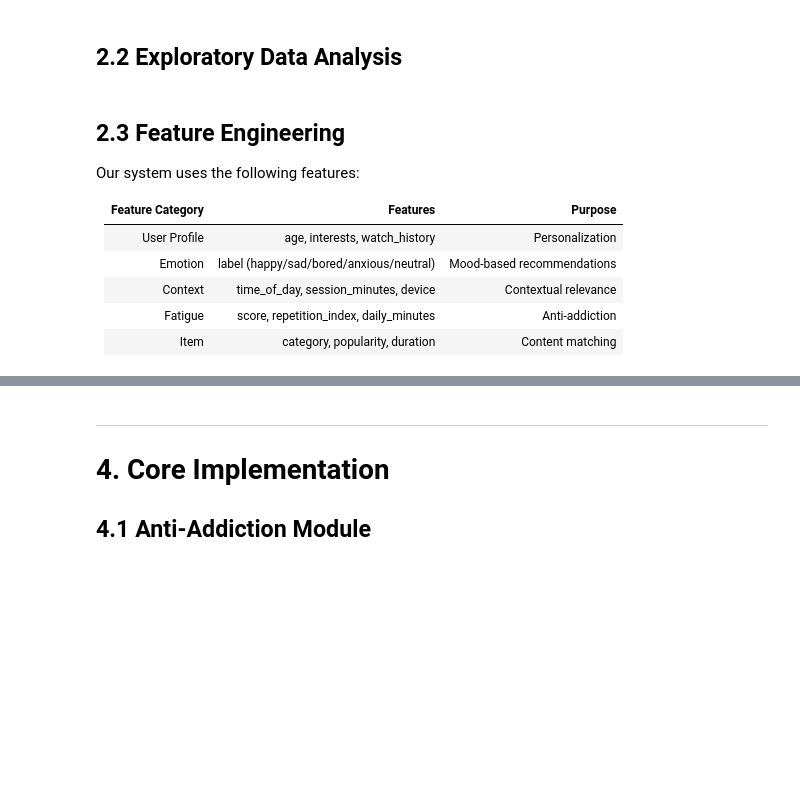
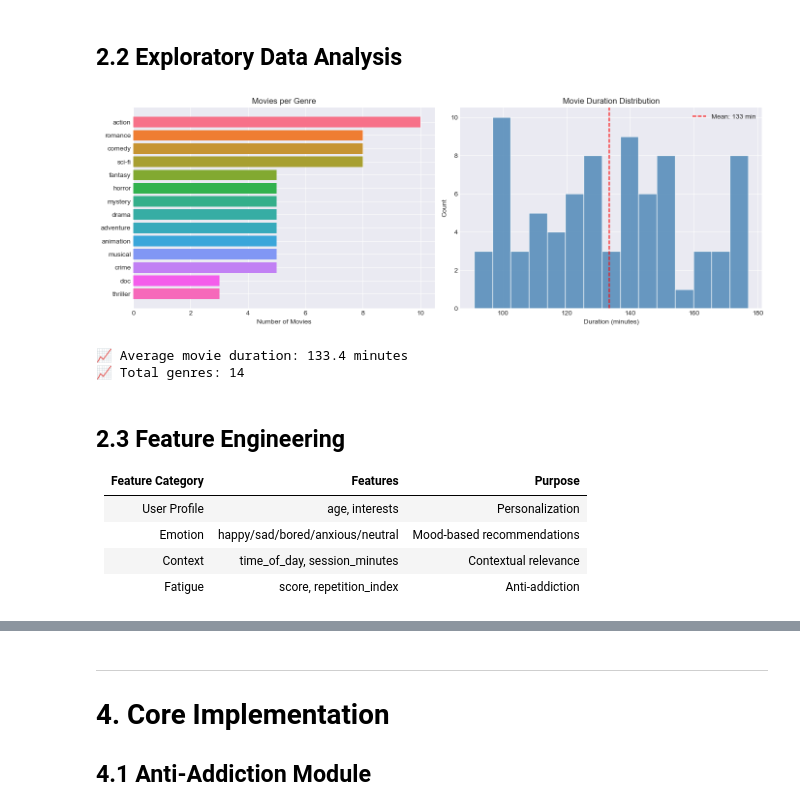
Before and after one commit to utkarshvaransingh-cloud/Emotion-Aware-Anti-Addiction-Entertainment-Recommendation-System, a Jupyter notebook: notebooks/Emotion_Aware_RecSys_Project.ipynb, the cells around one changed output, grey strips where cells are left out. Saved outputs shown, nothing was run; the diff lists cells and outputs as text; code cells hidden in the pictures; blank space fills up the shorter version.

Commit message:
Emotion_Aware_RecSys_Project.ipynb_updated_and_working_correctly

```diff
--- a/notebooks/Emotion_Aware_RecSys_Project.ipynb
+++ b/notebooks/Emotion_Aware_RecSys_Project.ipynb
@@ -77,13 +123,9 @@ print("Libraries loaded successfully!")
 # %%
-# Load our movie dataset
-from src.data_ingestion import load_raw_data
+# Display sample movies
+print("📊 Dataset Summary:")
+print(f"  Users: {len(users)}")
+print(f"  Movies: {len(items)}")
+print(f"  Interactions: {len(interactions)}")
 
-users, items, interactions = load_raw_data()
-
-print(f"Users Dataset: {len(users)} users")
-print(f"Items Dataset: {len(items)} movies")
-print(f"Interactions: {len(interactions)} records")
-
-# Display sample data
-print("\n--- Sample Movies ---")
-items.head(10)
+print("\n🎬 Sample Movies:")
+items[['item_id', 'title', 'category', 'duration_minutes']].head(10)
@@ -92,35 +152,41 @@ items.head(10)
 # %%
 # Genre Distribution
 fig, axes = plt.subplots(1, 2, figsize=(14, 5))
 
 # Genre counts
 genre_counts = items['category'].value_counts()
-axes[0].barh(genre_counts.index, genre_counts.values, color=sns.color_palette('husl', len(genre_counts)))
+colors = sns.color_palette('husl', len(genre_counts))
+axes[0].barh(genre_counts.index, genre_counts.values, color=colors)
 axes[0].set_xlabel('Number of Movies')
 axes[0].set_title('Movies per Genre')
+axes[0].invert_yaxis()
 
 # Duration distribution
-axes[1].hist(items['duration_minutes'], bins=20, color='steelblue', edgecolor='white')
+axes[1].hist(items['duration_minutes'], bins=15, color='steelblue', edgecolor='white', alpha=0.8)
 axes[1].set_xlabel('Duration (minutes)')
 axes[1].set_ylabel('Count')
 axes[1].set_title('Movie Duration Distribution')
+axes[1].axvline(items['duration_minutes'].mean(), color='red', linestyle='--', label=f"Mean: {items['duration_minutes'].mean():.0f} min")
+axes[1].legend()
 
 plt.tight_layout()
 plt.show()
 
-print(f"Average movie duration: {items['duration_minutes'].mean():.1f} minutes")
+print(f"\n📈 Average movie duration: {items['duration_minutes'].mean():.1f} minutes")
+print(f"📈 Total genres: {len(genre_counts)}")
+# %% [output]
+[figure, added]
+📈 Average movie duration: 133.4 minutes
+📈 Total genres: 14
 # %% [markdown]
 ## 2.3 Feature Engineering
 
-Our system uses the following features:
-
 | Feature Category | Features | Purpose |
 |-----------------|----------|----------|
-| User Profile | age, interests, watch_history | Personalization |
-| Emotion | label (happy/sad/bored/anxious/neutral) | Mood-based recommendations |
-| Context | time_of_day, session_minutes, device | Contextual relevance |
-| Fatigue | score, repetition_index, daily_minutes | Anti-addiction |
-| Item | category, popularity, duration | Content matching |
+| User Profile | age, interests | Personalization |
+| Emotion | happy/sad/bored/anxious/neutral | Mood-based recommendations |
+| Context | time_of_day, session_minutes | Contextual relevance |
+| Fatigue | score, repetition_index | Anti-addiction |
 # %% [markdown]
 ---
 # 3. Model / System Design
```
Also changed, not shown: parts of 19 cells of this notebook, 5 other files.
